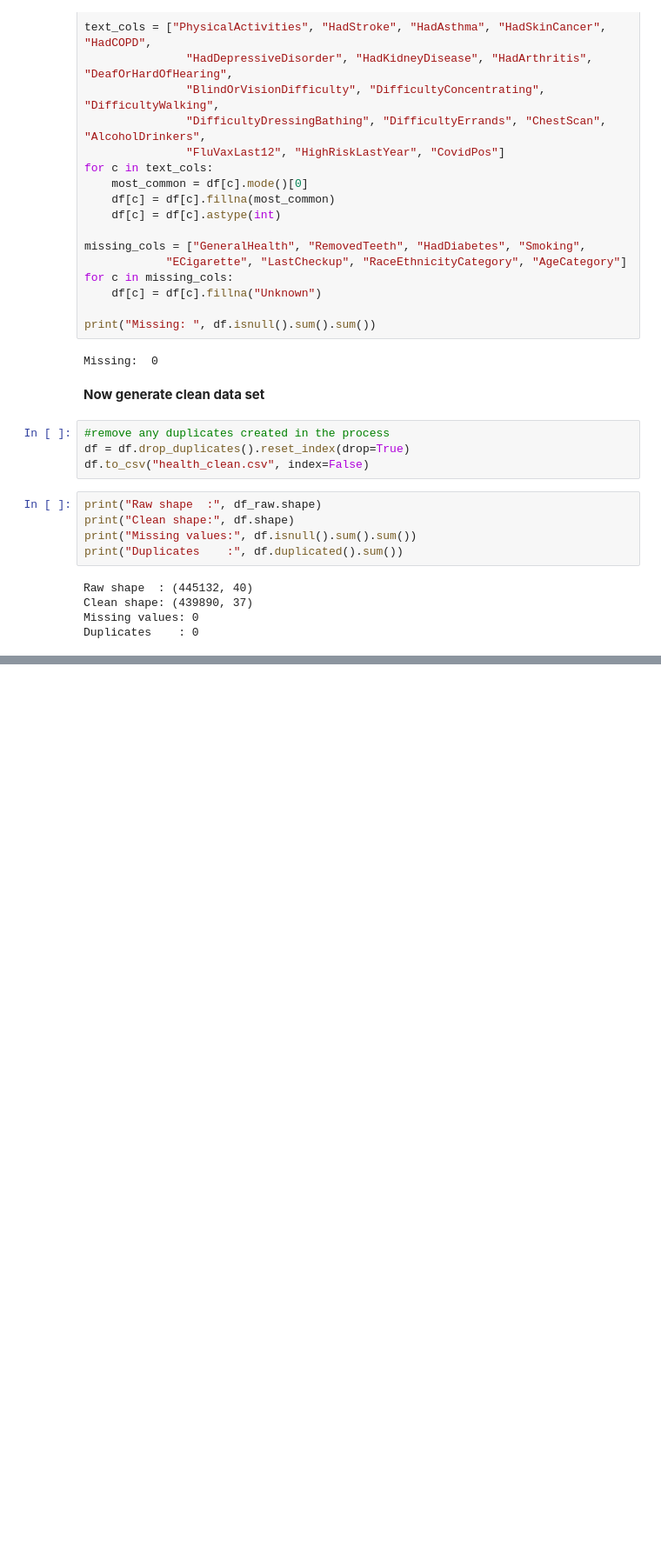
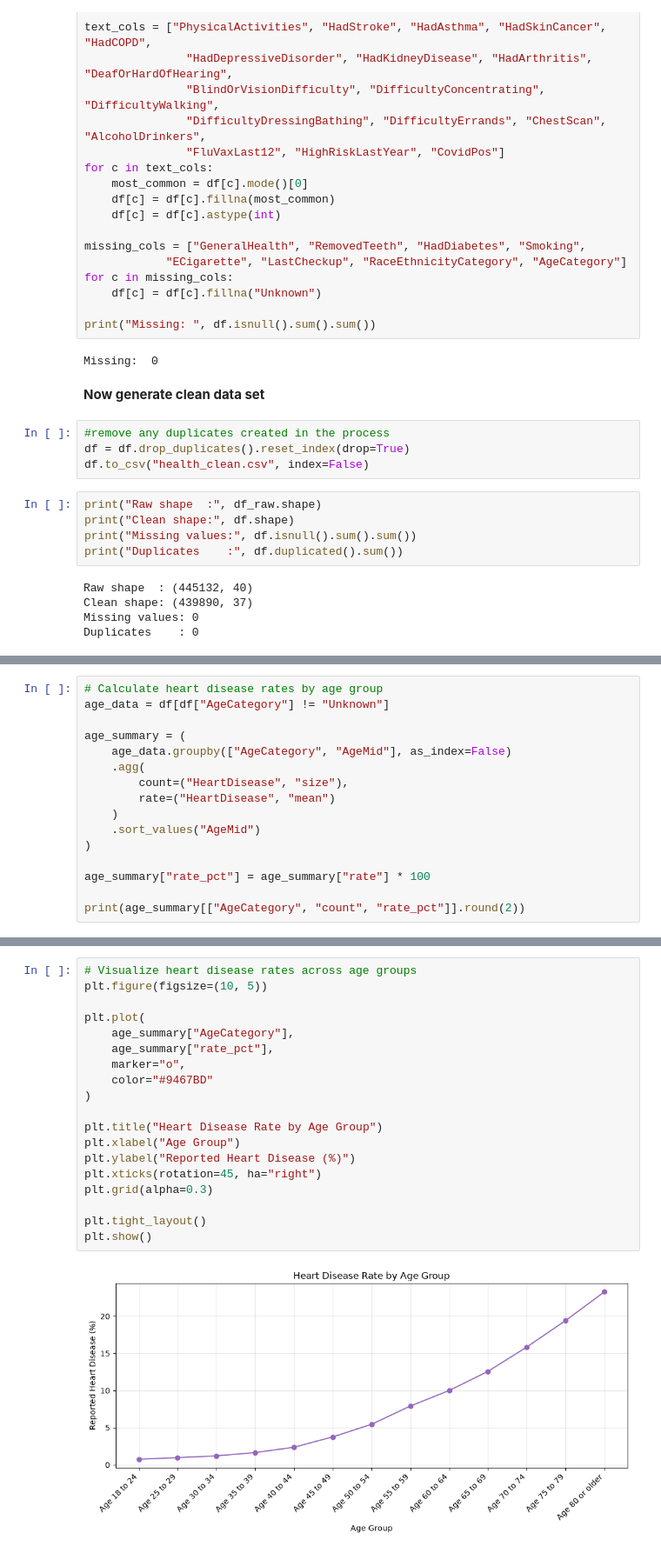
Before and after one commit to rwijesin-UMD/DATA602_Final_Project, a Jupyter notebook: Code.ipynb, the cells around one changed output, grey strips where cells are left out. Shown at 87% size. Saved outputs shown, nothing was run; the diff lists cells and outputs as text; blank space fills up the shorter version.

```diff
--- a/Code.ipynb
+++ b/Code.ipynb
@@ -324,0 +449,16 @@ Duplicates    : 0
+# %%
+# Calculate heart disease rates by age group
+age_data = df[df["AgeCategory"] != "Unknown"]
+
+age_summary = (
+    age_data.groupby(["AgeCategory", "AgeMid"], as_index=False)
+    .agg(
+        count=("HeartDisease", "size"),
+        rate=("HeartDisease", "mean")
+    )
+    .sort_values("AgeMid")
+)
+
+age_summary["rate_pct"] = age_summary["rate"] * 100
+
+print(age_summary[["AgeCategory", "count", "rate_pct"]].round(2))
@@ -324,0 +480,21 @@ Duplicates    : 0
+# %%
+# Visualize heart disease rates across age groups
+plt.figure(figsize=(10, 5))
+
+plt.plot(
+    age_summary["AgeCategory"],
+    age_summary["rate_pct"],
+    marker="o",
+    color="#9467BD"
+)
+
+plt.title("Heart Disease Rate by Age Group")
+plt.xlabel("Age Group")
+plt.ylabel("Reported Heart Disease (%)")
+plt.xticks(rotation=45, ha="right")
+plt.grid(alpha=0.3)
+
+plt.tight_layout()
+plt.show()
+# %% [output]
+[figure, added]
```
Also changed, not shown: parts of 14 cells of this notebook.
